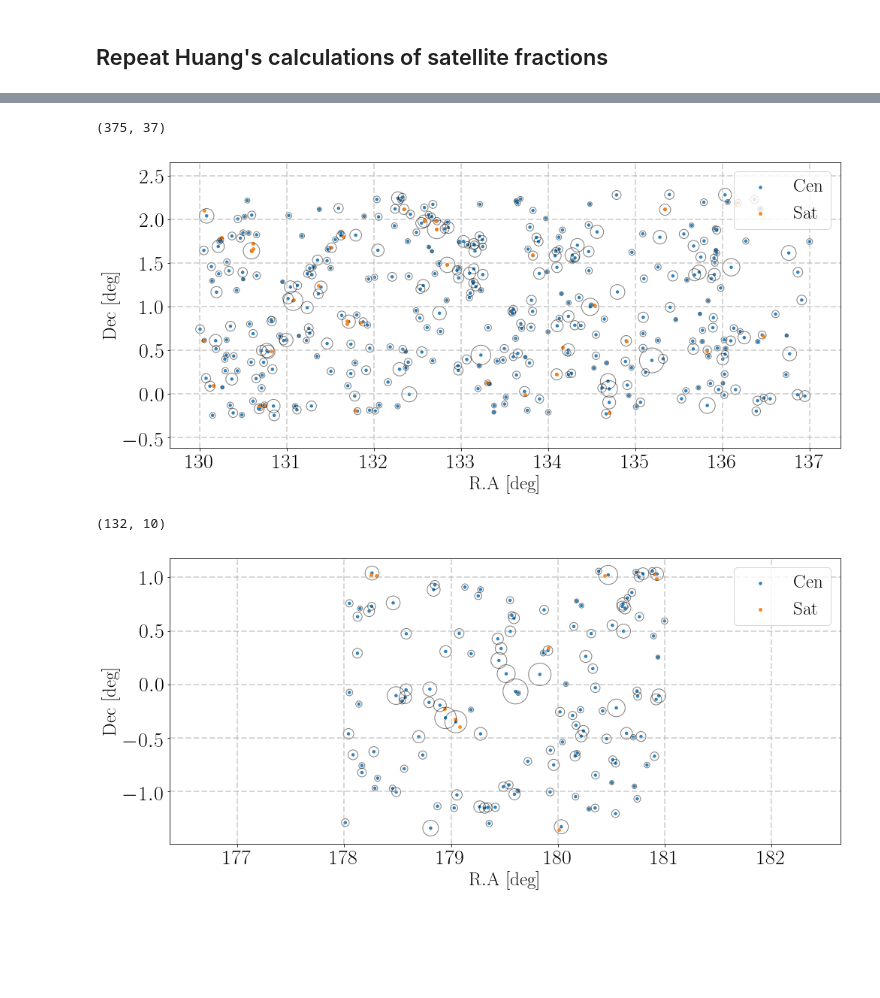
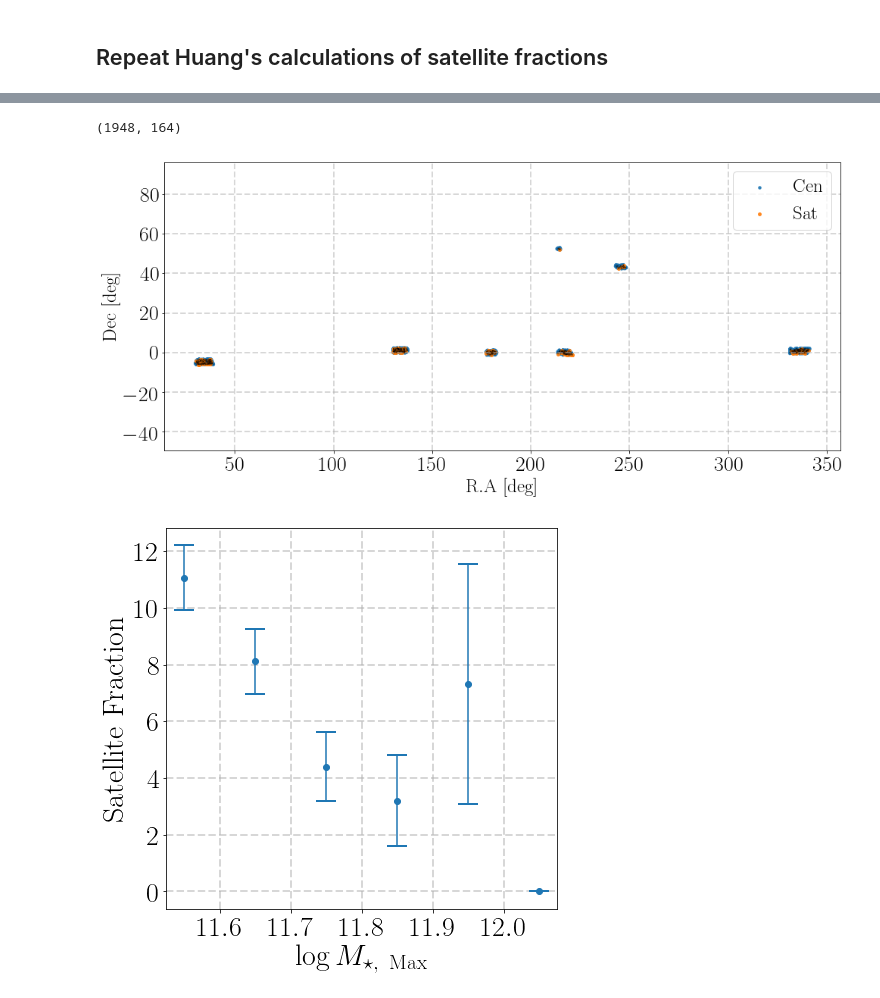
Before and after one commit to gsallabe/thesis_satellite_fraction, a Jupyter notebook: notebooks/Sat_frac_marie.ipynb, the cells around one changed output, grey strips where cells are left out. Cells and saved outputs as stored; diff of their text form; code cells hidden in the pictures; blank space fills up the shorter version.

Commit message:
Satellite fractions in the full PDR

```diff
--- a/notebooks/Sat_frac_marie.ipynb
+++ b/notebooks/Sat_frac_marie.ipynb
@@ -99,7 +101,7 @@ def find_satellite_catalog(input_table, sort_col='logm_max', idx_col='idx_ori',
     return catalog, cat_sat
 # %%
 # Load the HSC catalog
-hsc_cat = 's16a_massive_logmMax_11.45_z_0.25_0.47_mhalo.fits'
+hsc_cat = 's16a_massive_logmMax_11.45_z_0.25_0.47_mhalo_pdr_full.fits'
 hsc_data = Table.read(os.path.join('../data',hsc_cat))
 hsc_data
 # %% [output]
@@ -159,29 +163,27 @@ hsc_data_cut.add_column(Column(data=r200m_deg,name='r200m_deg'))
 # This step takes several minutes
 hsc_new, hsc_sat = find_satellite_catalog(hsc_data_cut)
 # %%
-#G09H
+# Plot halo radii on sky
 
-G09H_mask = ((hsc_new['ra'] >= 130.0) & (hsc_new['ra'] <=137.0) &
-             (hsc_new['dec'] >= -0.25) & (hsc_new['dec'] <=2.30))
-G09H_cen_mask = (G09H_mask & (~hsc_new['flag_satellite']))
-G09H_sat_mask = (G09H_mask & (hsc_new['flag_satellite']))
-print(sum(G09H_cen_mask), sum(G09H_sat_mask))
+cen_mask = ~hsc_new['flag_satellite']
+sat_mask = hsc_new['flag_satellite']
+print(sum(cen_mask), sum(sat_mask))
 
-G09H_cen = hsc_new[G09H_cen_mask]
-G09H_sat = hsc_new[G09H_sat_mask]
+cen = hsc_new[cen_mask]
+sat = hsc_new[sat_mask]
 
 fig = plt.figure(figsize=(16, 7))
 ax1 = fig.add_subplot(111)
 ax1.grid(linewidth=2, linestyle='--', alpha=0.5)
 ax1.axis('equal')
 
-ax1.scatter(G09H_cen['ra'], G09H_cen['dec'], s=G09H_cen['logm_max'],
+ax1.scatter(cen['ra'], cen['dec'], s=cen['logm_max'],
             alpha=0.9, label=r'$\mathrm{Cen}$')
 
-ax1.scatter(G09H_sat['ra'], G09H_sat['dec'], s=15,
+ax1.scatter(sat['ra'], sat['dec'], s=15,
             alpha=0.9, label=r'$\mathrm{Sat}$')
 
-for obj in G09H_cen:
+for obj in cen:
     ax1.add_patch(Circle((obj['ra'], obj['dec']), obj['r200m_deg'],
                          fill=False, alpha=0.5))
 
@@ -195,44 +197,37 @@ for tick in ax1.yaxis.get_major_ticks():
 _ = ax1.set_xlabel(r'$\mathrm{R.A\ [deg]}$', fontsize=25)
 _ = ax1.set_ylabel(r'$\mathrm{Dec\ [deg]}$', fontsize=25)
 # %% [output]
-(375, 37)
+(1948, 164)
-[figure, old version]
+[figure, new version]
+# %%
+# Compute the histograms
+
+hist_cen, edges_cen = np.histogram(cen['logm_max'], range=(11.5, 12.10),
+                                   bins=6)
+
+hist_sat, edges_sat = np.histogram(sat['logm_max'], range=(11.5, 12.10),
+                                   bins=6)
+
+mass_center = (edges_cen[1:] + edges_cen[:-1]) / 2
+
+frac_sat = (hist_sat / hist_cen) * 100.0
+
+frac_sat_err = (np.sqrt(hist_sat) / hist_cen) * 100.0
 # %%
-#G12H
+# Plot the satellite fractions
 
-G12H_mask = ((hsc_new['ra'] >= 178.0) & (hsc_new['ra'] <= 181.0) &
-             (hsc_new['dec'] >= -1.38) & (hsc_new['dec'] <= 1.21))
-G12H_cen_mask = (G12H_mask & (~hsc_new['flag_satellite']))
-G12H_sat_mask = (G12H_mask & (hsc_new['flag_satellite']))
-print(sum(G12H_cen_mask), sum(G12H_sat_mask))
-
-G12H_cen = hsc_new[G12H_cen_mask]
-G12H_sat = hsc_new[G12H_sat_mask]
-
-fig = plt.figure(figsize=(16, 7))
+fig = plt.figure(figsize=(7,7))
 ax1 = fig.add_subplot(111)
 ax1.grid(linewidth=2, linestyle='--', alpha=0.5)
-ax1.axis('equal')
 
-ax1.scatter(G12H_cen['ra'], G12H_cen['dec'], s=G12H_cen['logm_max'],
-            alpha=0.9, label=r'$\mathrm{Cen}$')
-
-ax1.scatter(G12H_sat['ra'], G12H_sat['dec'], s=15,
-            alpha=0.9, label=r'$\mathrm{Sat}$')
-
-for obj in G12H_cen:
-    ax1.add_patch(Circle((obj['ra'], obj['dec']), obj['r200m_deg'],
-                         fill=False, alpha=0.5))
-
-ax1.legend(fontsize=25)
+ax1.errorbar(mass_center,frac_sat,yerr=frac_sat_err,fmt='o',capthick=2,capsize=10)
 
 for tick in ax1.xaxis.get_major_ticks():
     tick.label.set_fontsize(28)
 for tick in ax1.yaxis.get_major_ticks():
     tick.label.set_fontsize(28)
 
-_ = ax1.set_xlabel(r'$\mathrm{R.A\ [deg]}$', fontsize=25)
-_ = ax1.set_ylabel(r'$\mathrm{Dec\ [deg]}$', fontsize=25)
+_ = ax1.set_xlabel(r'$\log M_{\star,\ \mathrm{Max}}$', fontsize=30)
+_ = ax1.set_ylabel(r'$\mathrm{Satellite\ Fraction}$', fontsize=30)
 # %% [output]
-(132, 10)
-[figure, old version]
+[figure, new version]
```
Also changed, not shown: parts of 7 cells of this notebook, 1 other file.
